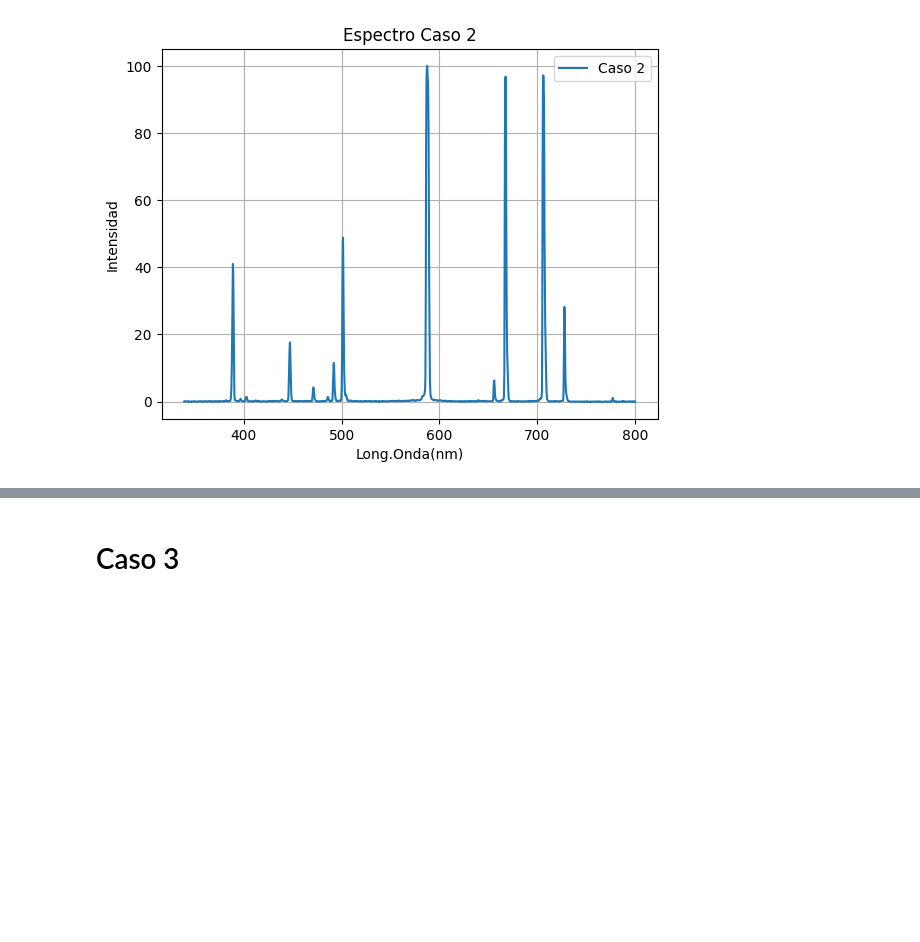
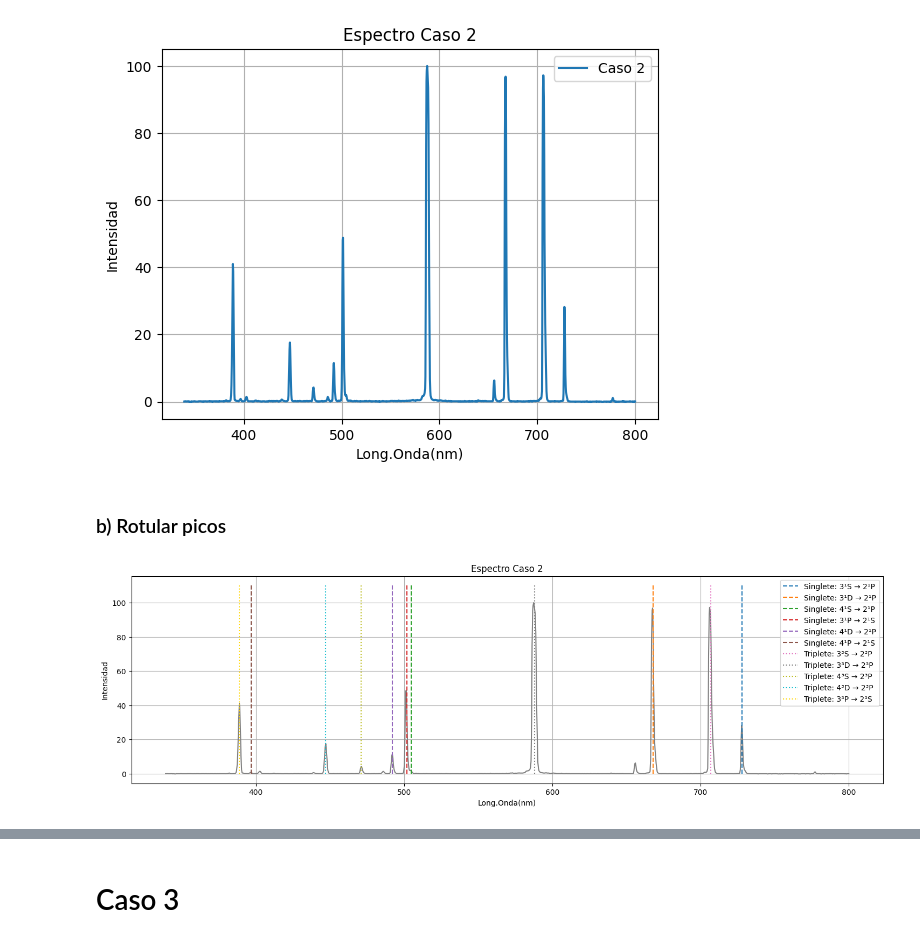
Before and after one commit to FabianC010/Proyecto-Espectroscopia-Molecular, a Jupyter notebook: Analisis.ipynb, the cells around one changed output, grey strips where cells are left out. Saved outputs shown, nothing was run; the diff lists cells and outputs as text; code cells hidden in the pictures; blank space fills up the shorter version.

Commit message:
Cambios a analisis para el caso 2 y datos exportados de fityk

```diff
--- a/Analisis.ipynb
+++ b/Analisis.ipynb
@@ -53,3 +53,55 @@ plt.grid(True)
 plt.show()
 # %% [output]
 [figure]
+# %% [markdown]
+### b) Rotular picos
+# %%
+# Sistema singlete
+singlete_longitudes = [728, 668, 505, 502, 492, 397]  # nm
+singlete_transiciones = [
+    "3¹S → 2¹P",
+    "3¹D → 2¹P",
+    "4¹S → 2¹P",
+    "3¹P → 2¹S",
+    "4¹D → 2¹P",
+    "4¹P → 2¹S",
+]
+
+# Sistema triplete
+triplete_longitudes = [707, 588, 471, 447, 389]  # nm
+triplete_transiciones = [
+    "3³S → 2³P",
+    "3³D → 2³P",
+    "4³S → 2³P",
+    "4³D → 2³P",
+    "3³P → 2³S",
+]
+
+colores = [
+    "tab:blue",
+    "tab:orange",
+    "tab:green",
+    "tab:red",
+    "tab:purple",
+    "tab:brown",
+    "tab:pink",
+    "tab:gray",
+    "tab:olive",
+    "tab:cyan",
+    "gold",
+]
+plt.figure(figsize=(18,5))
+plt.plot(Caso2['Long.Onda(nm)'], Caso2['Intensidad'], color='grey')
+plt.xlabel('Long.Onda(nm)')
+plt.ylabel('Intensidad')
+plt.title('Espectro Caso 2')
+for i in range(len(singlete_longitudes)):
+    plt.vlines(singlete_longitudes[i], 0, 110, label='Singlete: '+singlete_transiciones[i], color=colores[i], linestyle='dashed')
+for j in range(len(triplete_longitudes)):
+    plt.vlines(triplete_longitudes[j], 0, 110, label='Triplete: '+triplete_transiciones[j], color=colores[6+j], linestyle='dotted')
+
+plt.legend()
+plt.grid(True)
+plt.show()
+# %% [output]
+[figure, added]
```
Also changed, not shown: parts of 9 cells of this notebook, 1 other file.
